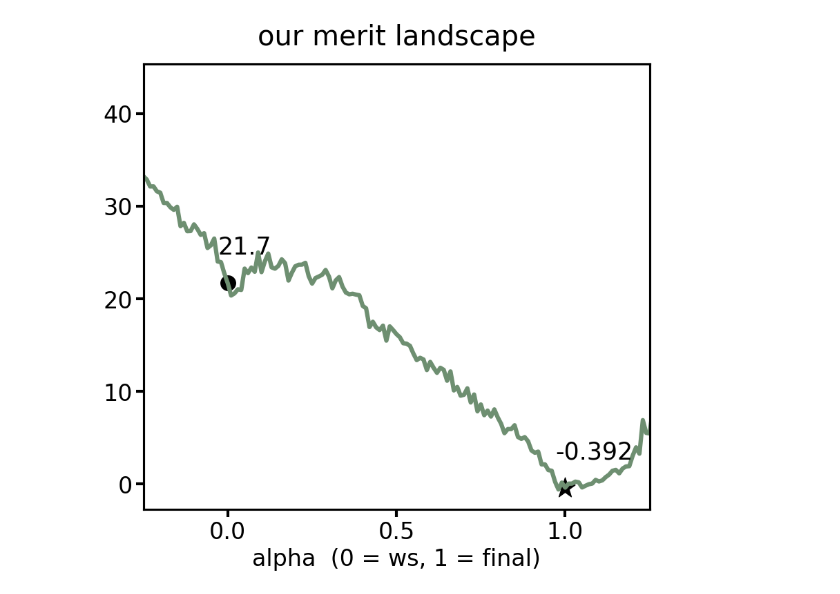
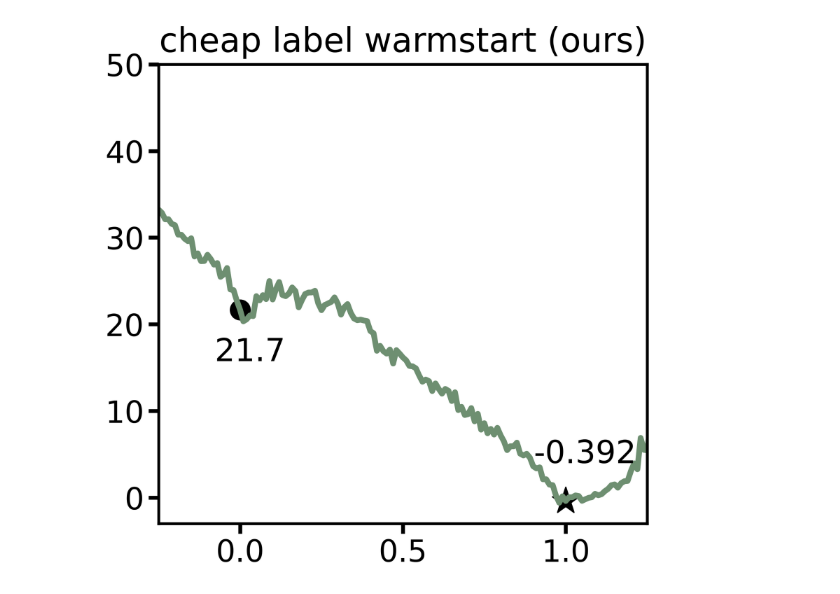
Before and after one commit to xkhainguyen/FSNet, a Jupyter notebook: visualize_weight_to_merit_interp.ipynb, the cells around one changed output. Cells and saved outputs as stored; diff of their text form; code cells hidden in the pictures.

```diff
--- a/visualize_weight_to_merit_interp.ipynb
+++ b/visualize_weight_to_merit_interp.ipynb
@@ -17,7 +17,7 @@ def plot_merit_interpolation(
     t,
     merit,
     *,
-    title="our merit landscape",
+    title="cheap label warmstart (ours)",
     xlabel="alpha  (0 = ws, 1 = final)",
     ylabel="merit value",
     save_path=None,
@@ -25,7 +25,7 @@ def plot_merit_interpolation(
     show=True,
     close=True,
 ):
-    fig, ax = plt.subplots(figsize=(8, 8), constrained_layout=True)
+    fig, ax = plt.subplots(figsize=(6, 6), constrained_layout=True, dpi=dpi)
 
     A_idx = int((0.5 + 0.0) / 2 * 200)
     B_idx = int((0.5 + 1.0) / 2 * 200)
@@ -34,11 +34,11 @@ def plot_merit_interpolation(
     ax.scatter([0.0], [(merit[A_idx])], s=BASE_SIZE*10, marker='o', color='black')
     ax.scatter([1.0], [(merit[B_idx])], s=BASE_SIZE*20, marker='*', color='black')
 
-    ax.set_title(title, fontsize=BASE_SIZE * 1.2, pad=20)
-    ax.set_xlabel(xlabel, fontsize=BASE_SIZE, fontweight='normal')
+    ax.set_title(title, fontsize=BASE_SIZE * 1.1, pad=10)
+    # ax.set_xlabel(xlabel, fontsize=BASE_SIZE, fontweight='normal')
     ax.set_xlim(-0.25, 1.25)
     # ax.set_ylabel(ylabel, fontsize=BASE_SIZE, fontweight='normal')
-    # ax.set_ylim(-10, 1.5e5)
+    ax.set_ylim(-3, 50)
     # ax.set_yscale("log")
 
     ax.minorticks_off()
@@ -48,8 +48,8 @@ def plot_merit_interpolation(
     # ax.grid(True, alpha=0.3)
 
     # annotate endpoints
-    ax.annotate(f"{(merit[A_idx]):.3g}", (t[A_idx], merit[A_idx]), textcoords="offset points", xytext=(-10, 30),fontsize=BASE_SIZE+1)
-    ax.annotate(f"{(merit[B_idx]):.3g}", (t[B_idx], merit[B_idx]), textcoords="offset points", xytext=(-10, 30), fontsize=BASE_SIZE+1)
+    ax.annotate(f"{(merit[A_idx]):.3g}", (t[A_idx], merit[A_idx]), textcoords="offset points", xytext=(-20, -40),fontsize=BASE_SIZE+1)
+    ax.annotate(f"{(merit[B_idx]):.3g}", (t[B_idx], merit[B_idx]), textcoords="offset points", xytext=(-25, 30), fontsize=BASE_SIZE+1)
 
     for spine in ax.spines.values():
         spine.set_linewidth(LINE_WIDTH * 0.75)
@@ -57,32 +57,32 @@ def plot_merit_interpolation(
 
     # if save_path is not None:
     #     out_dir = os.path.dirname(save_path)
     #     if out_dir:
     #         os.makedirs(out_dir, exist_ok=True)
     #     fig.savefig(save_path, dpi=dpi, bbox_inches="tight")
     #     print(f"Saved plot to: {save_path}", flush=True)
 
     if show:
         plt.show()
 
     if close:
         plt.close(fig)
 
 
 if __name__ == "__main__":
     # Load from the NPZ you saved earlier
     # npz_path = "figures/merit_interpolation_random_to_vanilla.npz"  # EDIT if needed
     # npz_path = "figures/merit_interpolation_A_to_B.npz"  # EDIT if needed
-    npz_path = "figures/merit_interpolation_warmstarted.npz"  # EDIT if needed
+    npz_path = "figures/merit_interpolation_fsnet_cheap.npz"  # EDIT if needed
     data = np.load(npz_path)
 
     t = data["t"]
     merit = data["merit"]
 
     plot_merit_interpolation(
         t,
         merit,
         show=True,   # set True if you want interactive display
     )
 # %% [output]
-[figure, old version]
+[figure, new version]
```
Also changed, not shown: parts of 1 cell of this notebook, 10 other files.
